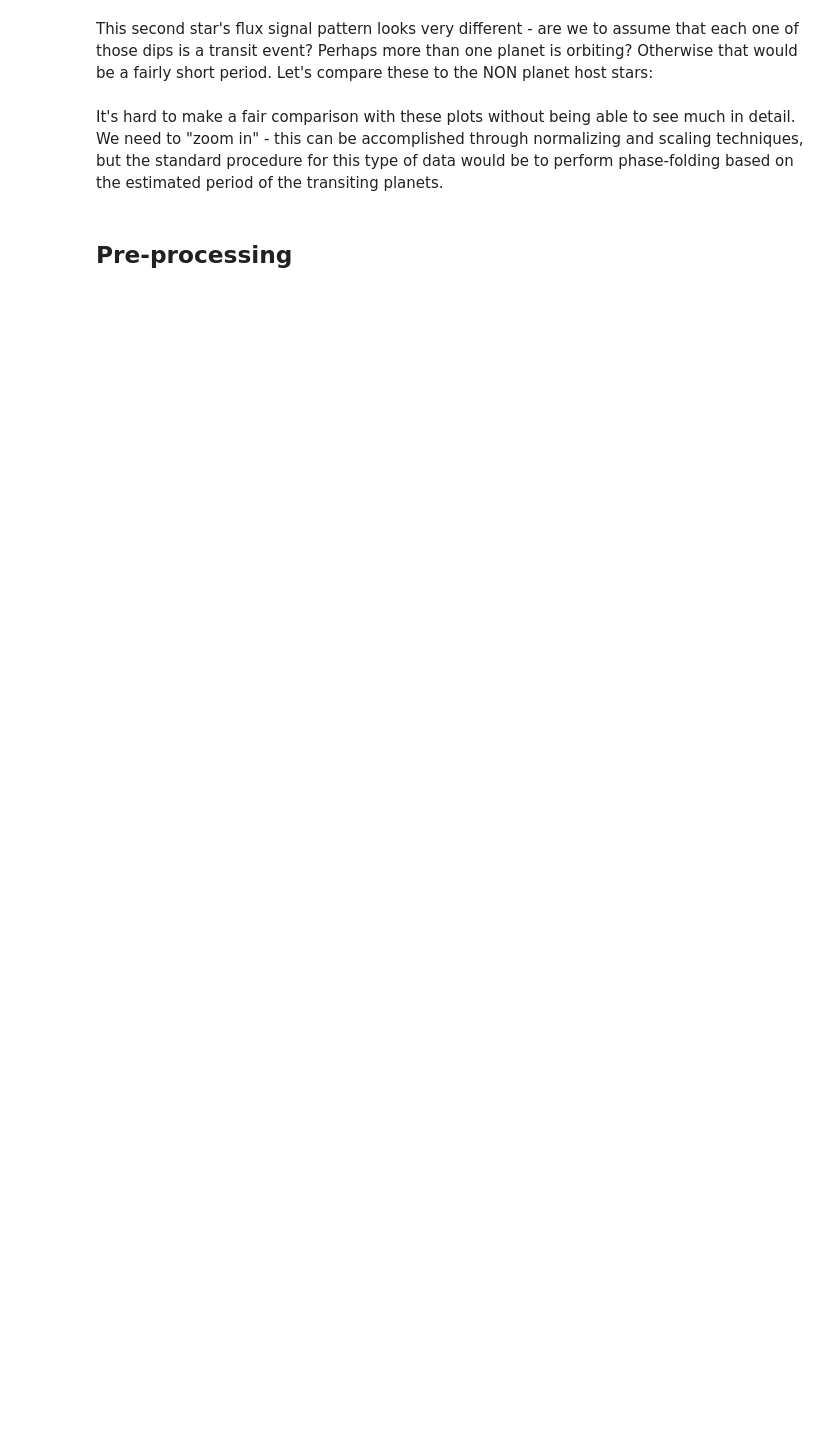
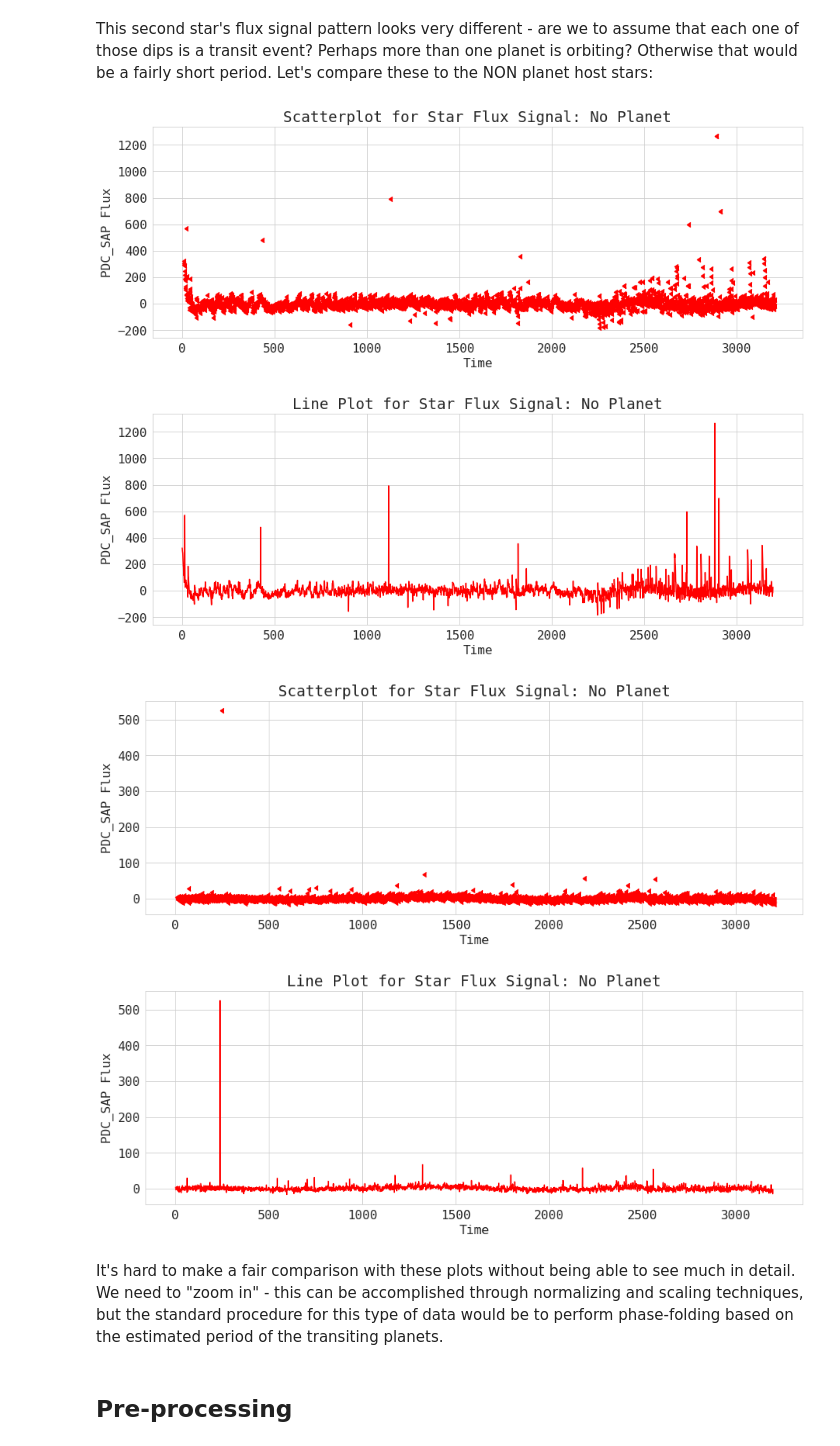
Before and after one commit to alphasentaurii/starskope, a Jupyter notebook: starskope.ipynb, the cells around one changed output. Cells and saved outputs as stored; diff of their text form; code cells hidden in the pictures; blank space fills up the shorter version.

```diff
--- a/starskope.ipynb
+++ b/starskope.ipynb
@@ -206,13 +388,18 @@ signal.Flux.analyzers(signal=tce2, label_col='LABEL', classes=[1,2],
 # %% [markdown]
 This second star's flux signal pattern looks very different - are we to assume that each one of those dips is a transit event? Perhaps more than one planet is orbiting? Otherwise that would be a fairly short period. Let's compare these to the NON planet host stars:
 # %%
-signal.Flux.analyzers(signal=no_tce1, label_col='LABEL', classes=[1,2],
+Flux.atomic_vector_plotter(signal=no_tce1, label_col='LABEL', classes=[1,2],
                          class_names=['No Planet', 'Planet'],
                           y_units='PDC_SAP Flux', x_units='Time')
 
-signal.Flux.analyzers(signal=no_tce2, label_col='LABEL', classes=[1,2],
+Flux.atomic_vector_plotter(signal=no_tce2, label_col='LABEL', classes=[1,2],
                          class_names=['No Planet', 'Planet'],
                           y_units='PDC_SAP Flux', x_units='Time')
+# %% [output]
+[figure, added]
+[figure, added]
+[figure, added]
+[figure, added]
 # %% [markdown]
 It's hard to make a fair comparison with these plots without being able to see much in detail. We need to "zoom in" - this can be accomplished through normalizing and scaling techniques, but the standard procedure for this type of data would be to perform phase-folding based on the estimated period of the transiting planets.
 # %% [markdown]
```
Also changed, not shown: parts of 129 cells of this notebook, 21 other files.
